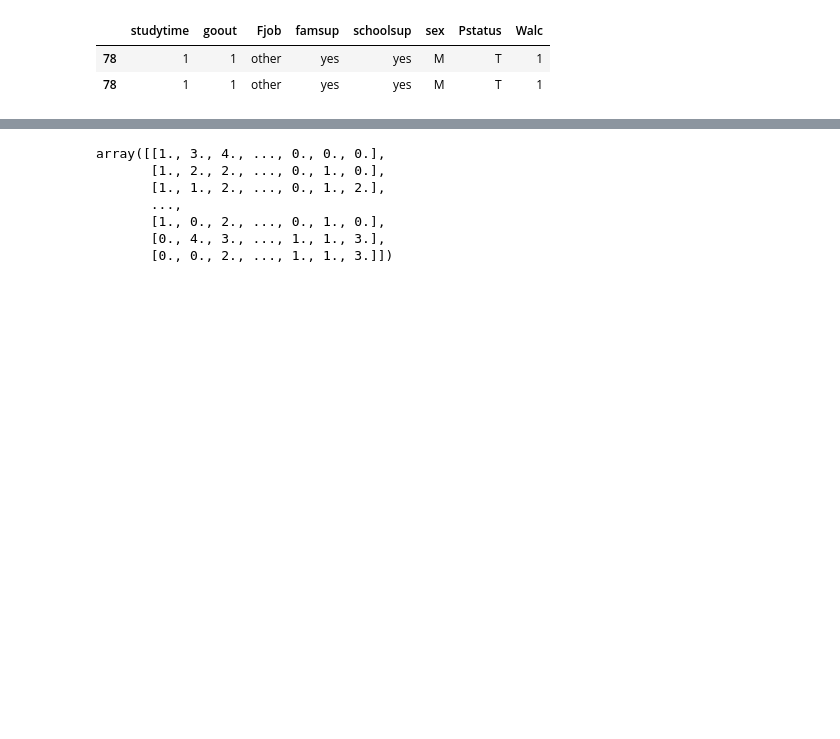
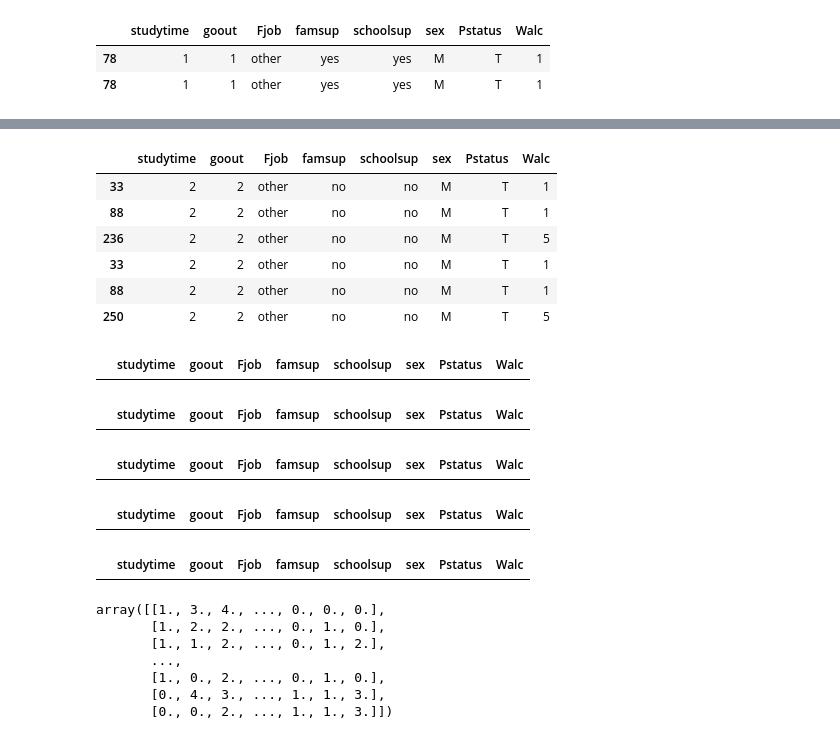
Before and after one commit to Ash-Stat/An-Si-Hyun, a Jupyter notebook: 텀프2탄.ipynb, the cells around one changed output, grey strips where cells are left out. Drawn from its saved outputs; the diff is of its cells as text; code cells hidden in the pictures; blank space fills up the shorter version.

```diff
--- a/텀프2탄.ipynb
+++ b/텀프2탄.ipynb
@@ -51,0 +103,36 @@ SyntaxError: ignored
+# %%
+noise6=student[(student['studytime'] ==2)&(student['goout'] ==2)&(student['Fjob'] == 'other')&(student['famsup'] == 'no')&(student['schoolsup'] =='no')&(student['sex']=='M') & (student['Pstatus'] == 'T')]
+noise6
+# %% [output]
+|  | studytime | goout | Fjob | famsup | schoolsup | sex | Pstatus | Walc |
+| 33 | 2 | 2 | other | no | no | M | T | 1 |
+| 88 | 2 | 2 | other | no | no | M | T | 1 |
+| 236 | 2 | 2 | other | no | no | M | T | 5 |
+| 33 | 2 | 2 | other | no | no | M | T | 1 |
+| 88 | 2 | 2 | other | no | no | M | T | 1 |
+| 250 | 2 | 2 | other | no | no | M | T | 5 |
+# %%
+noise7=student[(student['studytime'] ==2)&(student['goout'] ==3)&(student['Fjob'] == 'teacher')&(student['famsup'] == 'yes')&(student['schoolsup'] =='yes')&(student['sex']=='M') & (student['Pstatus'] == 'T')]
+noise7
+# %% [output]
+|  | studytime | goout | Fjob | famsup | schoolsup | sex | Pstatus | Walc |
+# %%
+noise8=student[(student['studytime'] ==2)&(student['goout'] ==4)&(student['Fjob'] == 'at_home')&(student['famsup'] == 'yes')&(student['schoolsup'] =='yes')&(student['sex']=='M') & (student['Pstatus'] == 'T')]
+noise8
+# %% [output]
+|  | studytime | goout | Fjob | famsup | schoolsup | sex | Pstatus | Walc |
+# %%
+noise9=student[(student['studytime'] ==3)&(student['goout'] ==1)&(student['Fjob'] == 'at_home')&(student['famsup'] == 'yes')&(student['schoolsup'] =='no')&(student['sex']=='M') & (student['Pstatus'] == 'T')]
+noise9
+# %% [output]
+|  | studytime | goout | Fjob | famsup | schoolsup | sex | Pstatus | Walc |
+# %%
+noise10=student[(student['studytime'] ==3)&(student['goout'] ==2)&(student['Fjob'] == 'teacher')&(student['famsup'] == 'yes')&(student['schoolsup'] =='no')&(student['sex']=='M') & (student['Pstatus'] == 'T')]
+noise10
+# %% [output]
+|  | studytime | goout | Fjob | famsup | schoolsup | sex | Pstatus | Walc |
+# %%
+noise11=student[(student['studytime'] ==3)&(student['goout'] ==3)&(student['Fjob'] == 'other')&(student['famsup'] == 'no')&(student['schoolsup'] =='yes')&(student['sex']=='M') & (student['Pstatus'] == 'T')]
+noise11
+# %% [output]
+|  | studytime | goout | Fjob | famsup | schoolsup | sex | Pstatus | Walc |
```
Also changed, not shown: parts of 7 cells of this notebook.
